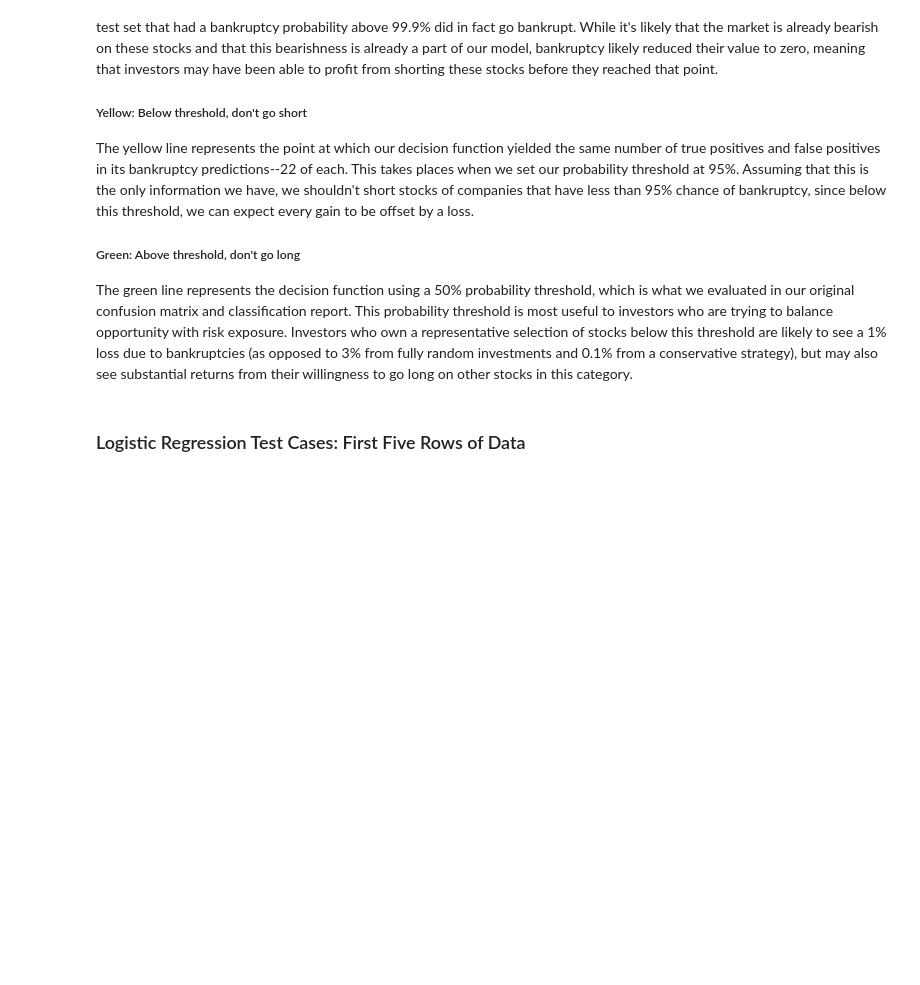
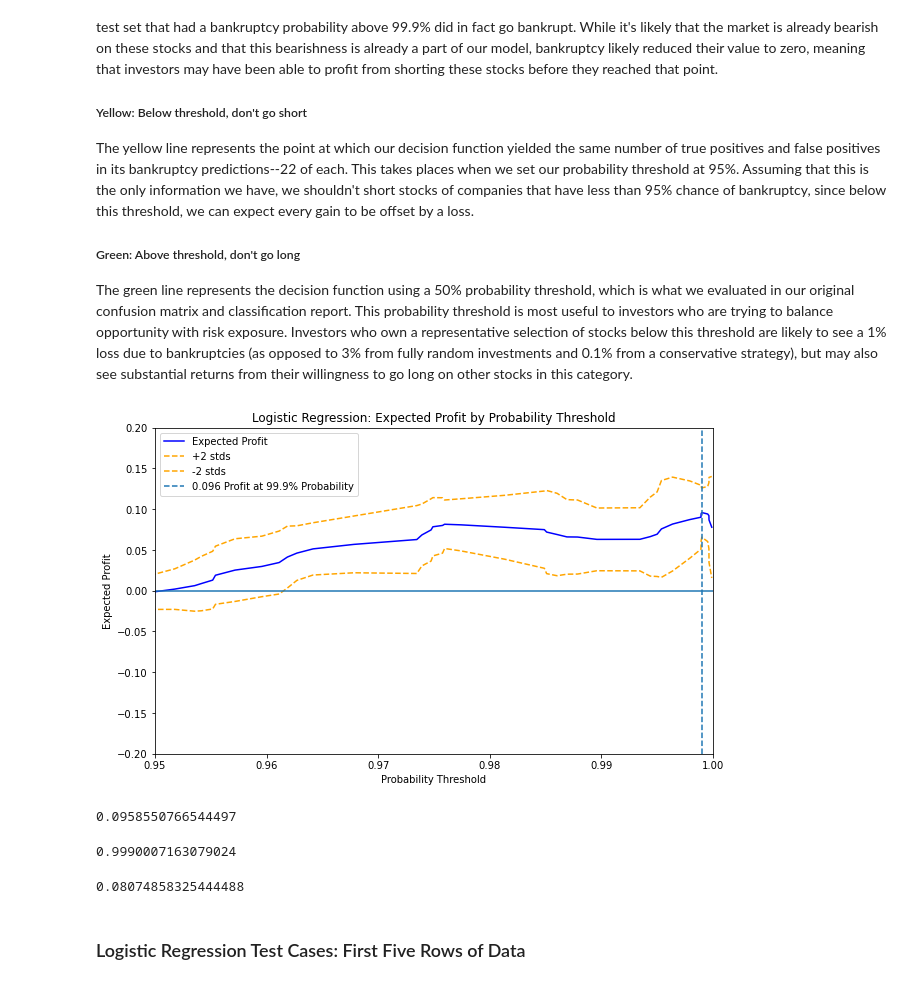
Before and after one commit to DavidKRichter/dsc-bankruptcy-project, a Jupyter notebook: index.ipynb, the cells around one changed output. Drawn from its saved outputs; the diff is of its cells as text; code cells hidden in the pictures; blank space fills up the shorter version.

```diff
--- a/index.ipynb
+++ b/index.ipynb
@@ -610,6 +610,47 @@ The yellow line represents the point at which our decision function yielded the
 ##### Green: Above threshold, don't go long
 
 The green line represents the decision function using a 50% probability threshold, which is what we evaluated in our original confusion matrix and classification report. This probability threshold is most useful to investors who are trying to balance opportunity with risk exposure. Investors who own a representative selection of stocks below this threshold are likely to see a 1% loss due to bankruptcies (as opposed to 3% from fully random investments and 0.1% from a conservative strategy), but may also see substantial returns from their willingness to go long on other stocks in this category.
+# %%
+relative_profit_volume = (precision- (1-precision))*recall
+
+rpv_short = relative_profit_volume[5:-6]
+
+smooth_profit_volume = np.array([relative_profit_volume[n:n+11].mean() for n in range(len(rpv_short))])
+
+smooth_profit_std = np.array([relative_profit_volume[n:n+11].std() for n in range(len(rpv_short))])
+
+upper=smooth_profit_volume+2*smooth_profit_std
+lower = smooth_profit_volume-2*smooth_profit_std
+# %%
+fig, ax = plt.subplots(figsize=(10, 6))
+
+ax.plot(thresholds[5:-5], smooth_profit_volume, color='blue', label='Expected Profit')
+ax.plot(thresholds[5:-5], upper, label='+2 stds', ls='--', color='orange')
+ax.plot(thresholds[5:-5], lower, label='-2 stds', ls='--', color='orange')
+ax.set_xlabel('Probability Threshold')
+ax.set_ylabel('Expected Profit')
+ax.set_title('Logistic Regression: Expected Profit by Probability Threshold')
+ax.axhline(y=0)
+ax.set_xlim(0.95, 1)
+ax.set_ylim(-0.2, 0.2)
+ax.axvline(x=thresholds[np.argmax(smooth_profit_volume)+5], label='0.096 Profit at 99.9% Probability', ls='--')
+plt.legend()
+plt.savefig('images/logreg_profit.png')
+plt.show()
+# %% [output]
+[figure, added]
+# %%
+smooth_profit_volume.max()
+# %% [output]
+0.0958550766544497
+# %%
+thresholds[np.argmax(smooth_profit_volume)+5]
+# %% [output]
+0.9990007163079024
+# %%
+lower[np.argmax(smooth_profit_volume)]
+# %% [output]
+0.08074858325444488
 # %% [markdown]
 ### Logistic Regression Test Cases: First Five Rows of Data
 # %% [markdown]
```
Also changed, not shown: parts of 12 cells of this notebook, 4 other files.
